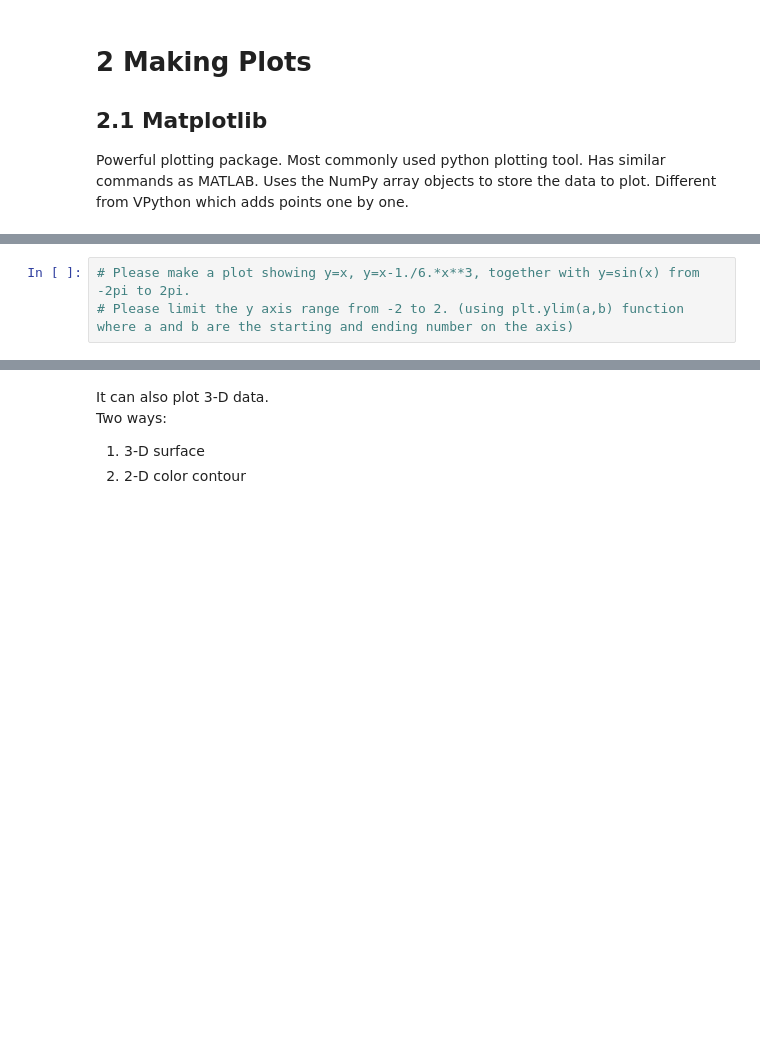
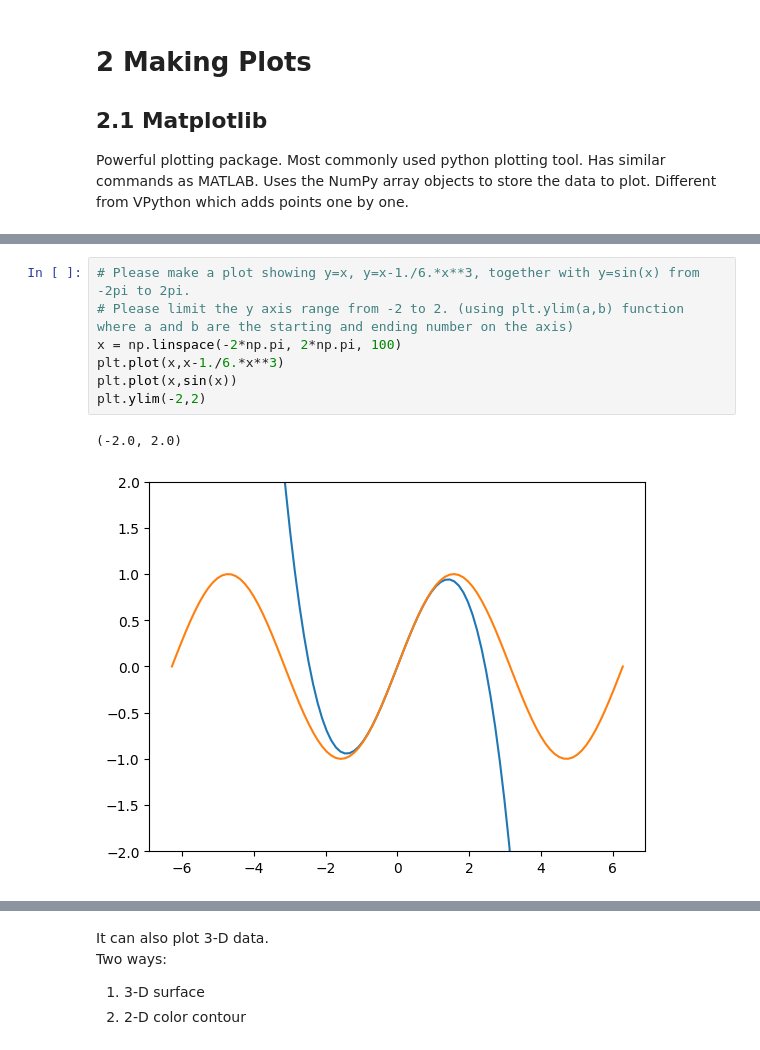
Before and after one commit to tedjohnson12/computational-physics-class-404-604-Spring-2024, a Jupyter notebook: Lect1.ipynb, the cells around one changed output, grey strips where cells are left out. Cells and saved outputs as stored; diff of their text form; blank space fills up the shorter version.

```diff
--- a/Lect1.ipynb
+++ b/Lect1.ipynb
@@ -598,6 +602,13 @@ plt.show()
 # %%
 # Please make a plot showing y=x, y=x-1./6.*x**3, together with y=sin(x) from -2pi to 2pi.
 # Please limit the y axis range from -2 to 2. (using plt.ylim(a,b) function where a and b are the starting and ending number on the axis)
+x = np.linspace(-2*np.pi, 2*np.pi, 100)
+plt.plot(x,x-1./6.*x**3)
+plt.plot(x,sin(x))
+plt.ylim(-2,2)
+# %% [output]
+(-2.0, 2.0)
+[figure, added]
 # %%
 """ From "COMPUTATIONAL PHYSICS", 3rd Ed, Enlarged Python eTextBook
     by RH Landau, MJ Paez, and CC Bordeianu
```
Also changed, not shown: parts of 7 cells of this notebook.
